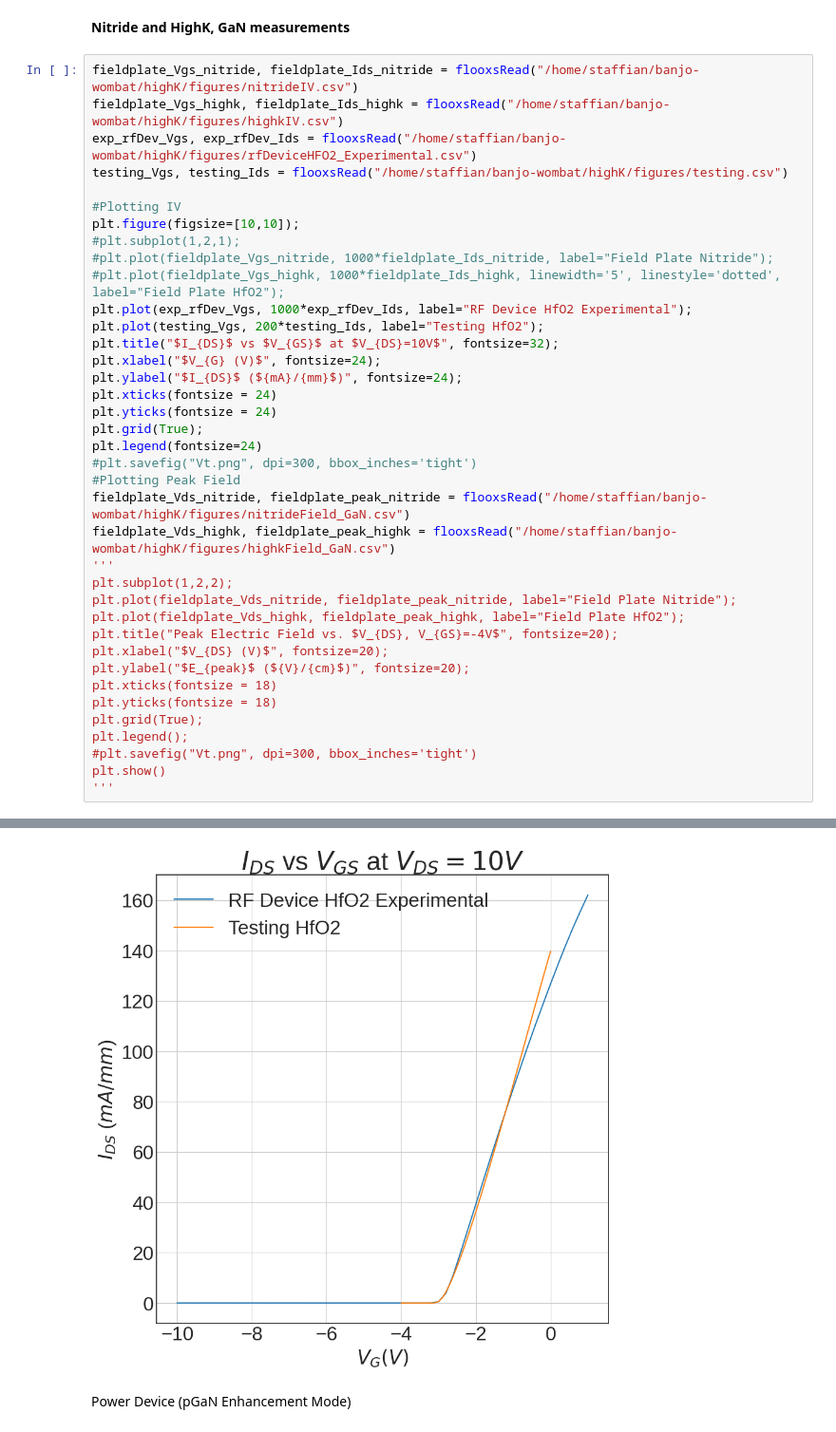
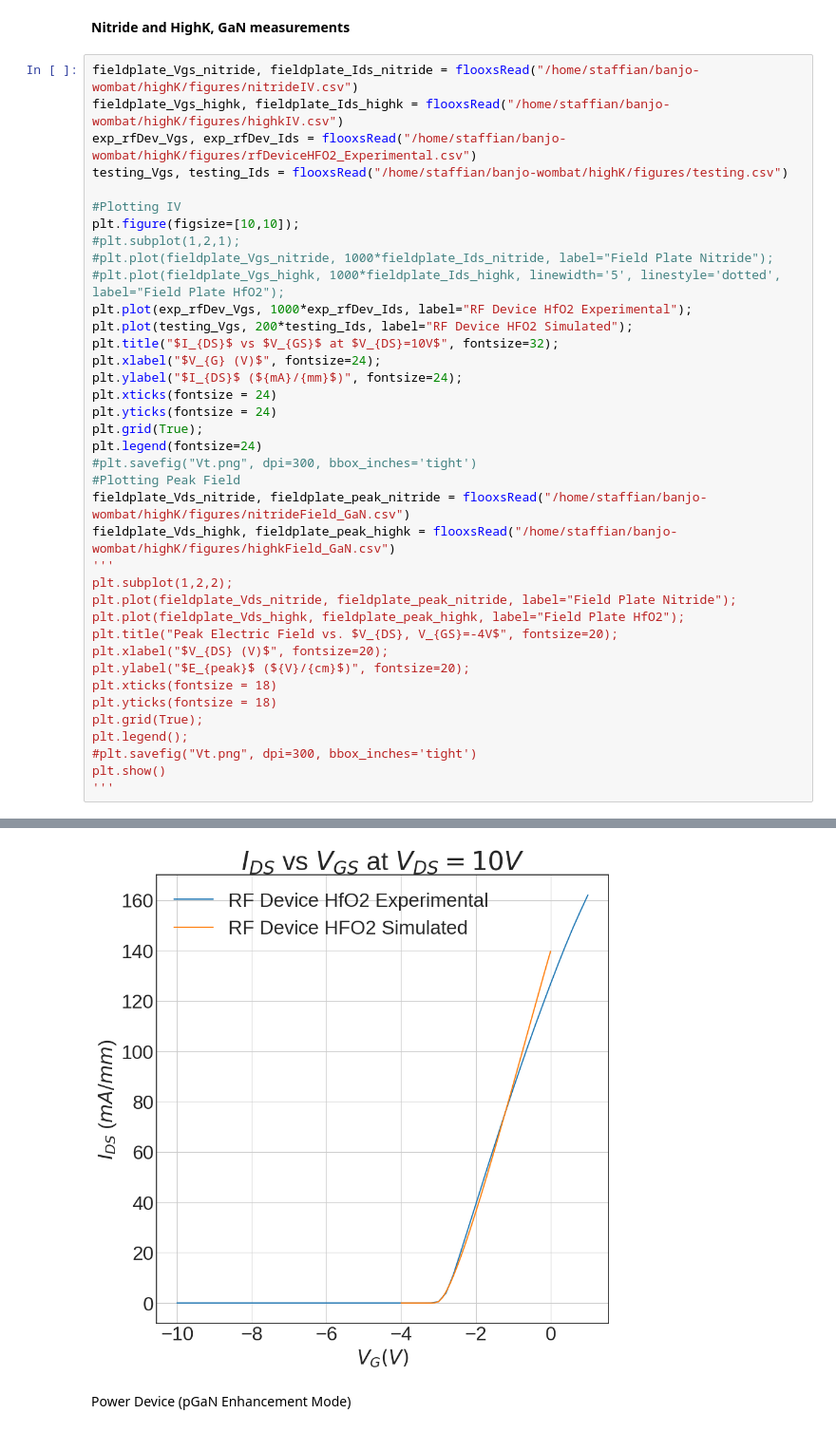
Before and after one commit to IanStafford/banjo-wombat, a Jupyter notebook: highK/figures.ipynb, the cells around one changed output, grey strips where cells are left out. Shown at 95% size. Cells and saved outputs as stored; diff of their text form.

```diff
--- a/highK/figures.ipynb
+++ b/highK/figures.ipynb
@@ -73,35 +73,35 @@ plt.figure(figsize=[10,10]);
 #plt.plot(fieldplate_Vgs_nitride, 1000*fieldplate_Ids_nitride, label="Field Plate Nitride");
 #plt.plot(fieldplate_Vgs_highk, 1000*fieldplate_Ids_highk, linewidth='5', linestyle='dotted', label="Field Plate HfO2");
 plt.plot(exp_rfDev_Vgs, 1000*exp_rfDev_Ids, label="RF Device HfO2 Experimental");
-plt.plot(testing_Vgs, 200*testing_Ids, label="Testing HfO2");
+plt.plot(testing_Vgs, 200*testing_Ids, label="RF Device HFO2 Simulated");
 plt.title("$I_{DS}$ vs $V_{GS}$ at $V_{DS}=10V$", fontsize=32);
 plt.xlabel("$V_{G} (V)$", fontsize=24);
 plt.ylabel("$I_{DS}$ (${mA}/{mm}$)", fontsize=24);
 plt.xticks(fontsize = 24)
 plt.yticks(fontsize = 24)
 plt.grid(True);
 plt.legend(fontsize=24)
 #plt.savefig("Vt.png", dpi=300, bbox_inches='tight')
 #Plotting Peak Field
 fieldplate_Vds_nitride, fieldplate_peak_nitride = flooxsRead("/home/staffian/banjo-wombat/highK/figures/nitrideField_GaN.csv")
 fieldplate_Vds_highk, fieldplate_peak_highk = flooxsRead("/home/staffian/banjo-wombat/highK/figures/highkField_GaN.csv")
 '''
 plt.subplot(1,2,2);
 plt.plot(fieldplate_Vds_nitride, fieldplate_peak_nitride, label="Field Plate Nitride");
 plt.plot(fieldplate_Vds_highk, fieldplate_peak_highk, label="Field Plate HfO2");
 plt.title("Peak Electric Field vs. $V_{DS}, V_{GS}=-4V$", fontsize=20);
 plt.xlabel("$V_{DS} (V)$", fontsize=20);
 plt.ylabel("$E_{peak}$ (${V}/{cm}$)", fontsize=20);
 plt.xticks(fontsize = 18)
 plt.yticks(fontsize = 18)
 plt.grid(True);
 plt.legend();
 #plt.savefig("Vt.png", dpi=300, bbox_inches='tight')
 plt.show()
 '''
 # %% [output]
 '\nplt.subplot(1,2,2);\nplt.plot(fieldplate_Vds_nitride, fieldplate_peak_nitride, label="Field Plate Nitride");\nplt.plot(fieldplate_Vds_highk, fieldplate_peak_highk, label="Field Plate HfO2");\nplt.t ...
-[figure, old version]
+[figure, new version]
 # %% [markdown]
 Power Device (pGaN Enhancement Mode)
 # %%
```
Also changed, not shown: parts of 2 cells of this notebook, 19 other files.
